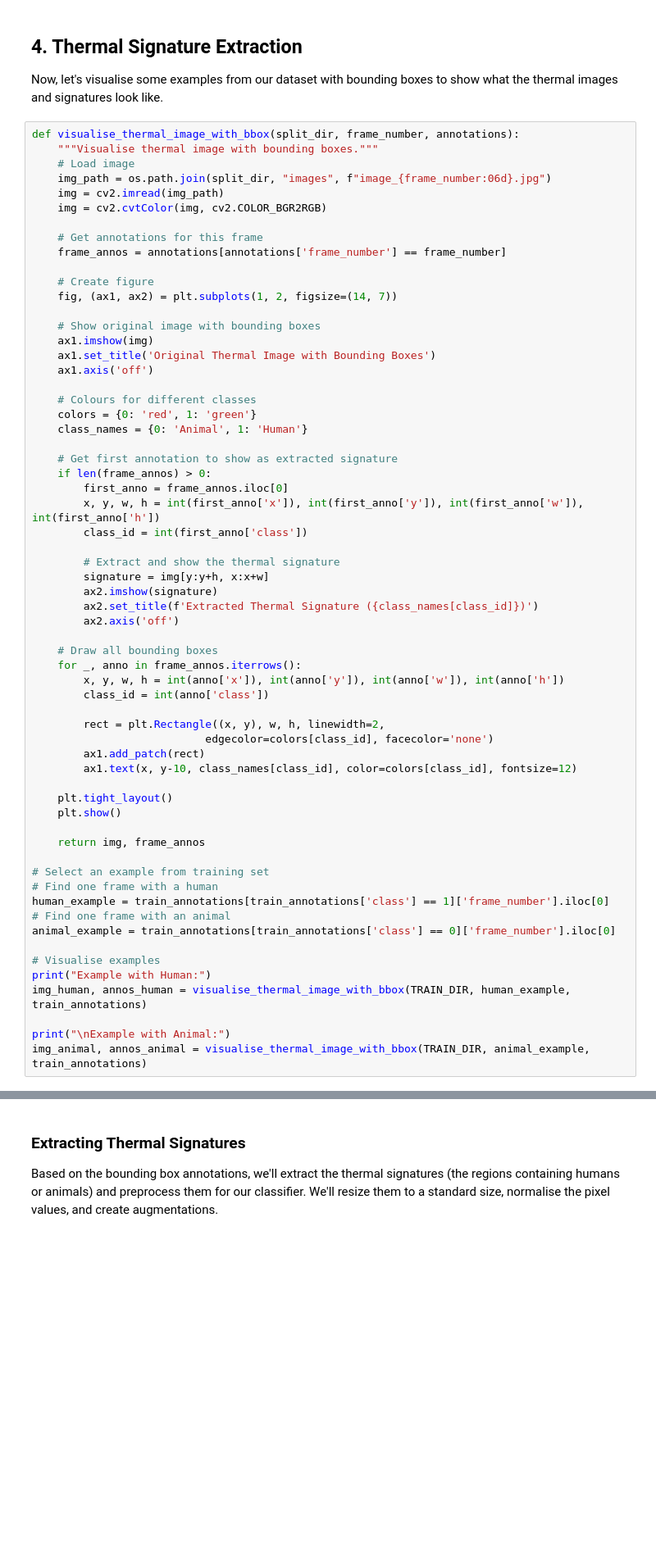
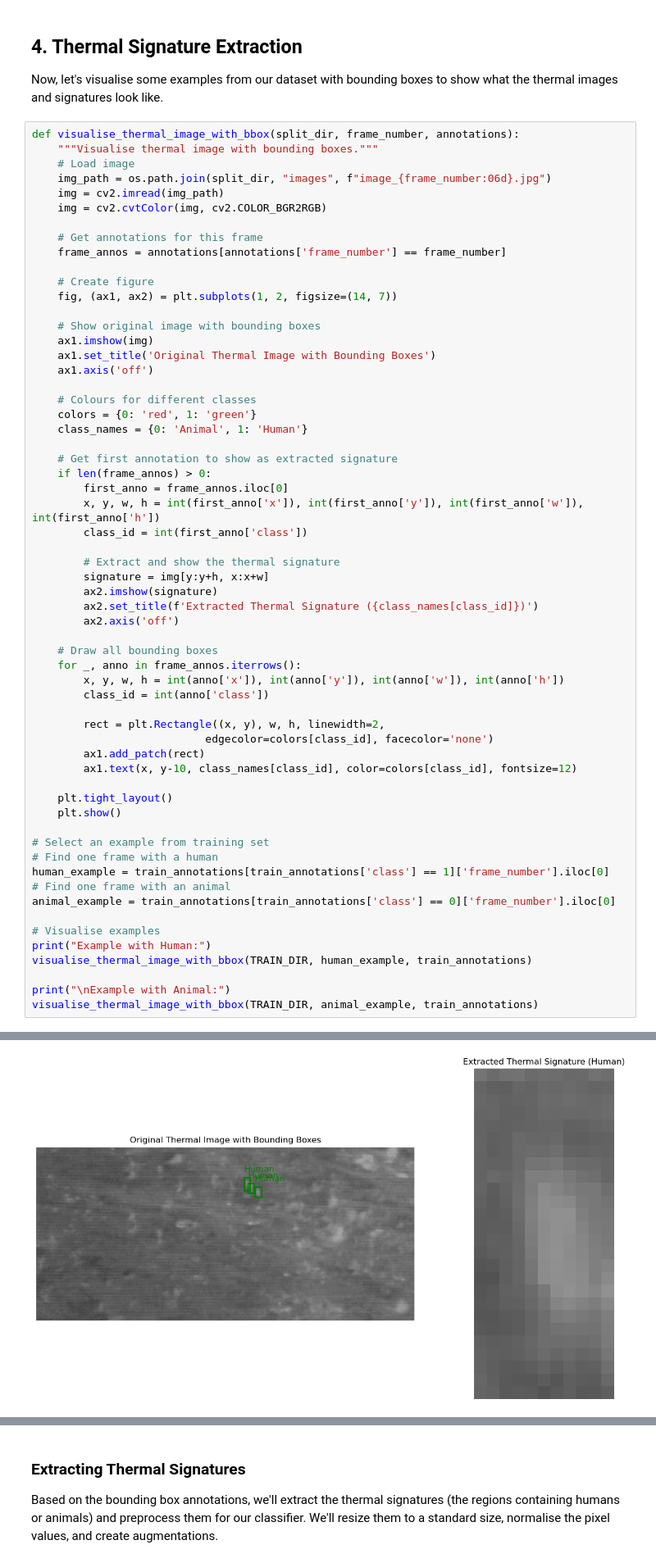
Before and after one commit to Seb7421/Thermal-Signature-Classification, a Jupyter notebook: thermal_signature_classification.ipynb, the cells around one changed output, grey strips where cells are left out. Shown at 82% size. Saved outputs shown, nothing was run; the diff lists cells and outputs as text; blank space fills up the shorter version.

```diff
--- a/thermal_signature_classification.ipynb
+++ b/thermal_signature_classification.ipynb
@@ -236,8 +236,6 @@ def visualise_thermal_image_with_bbox(split_dir, frame_number, annotations):
     plt.tight_layout()
     plt.show()
 
-    return img, frame_annos
-
 # Select an example from training set
 # Find one frame with a human
 human_example = train_annotations[train_annotations['class'] == 1]['frame_number'].iloc[0]
@@ -246,7 +244,8 @@ animal_example = train_annotations[train_annotations['class'] == 0]['frame_numbe
 
 # Visualise examples
 print("Example with Human:")
-img_human, annos_human = visualise_thermal_image_with_bbox(TRAIN_DIR, human_example, train_annotations)
+visualise_thermal_image_with_bbox(TRAIN_DIR, human_example, train_annotations)
 
 print("\nExample with Animal:")
-img_animal, annos_animal = visualise_thermal_image_with_bbox(TRAIN_DIR, animal_example, train_annotations)
+visualise_thermal_image_with_bbox(TRAIN_DIR, animal_example, train_annotations)
+# %% [output]
@@ -252,0 +253 @@ img_animal, annos_animal = visualise_thermal_image_with_bbox(TRAIN_DIR, animal_e
+[figure, added]
```
Also changed, not shown: parts of 13 cells of this notebook.
